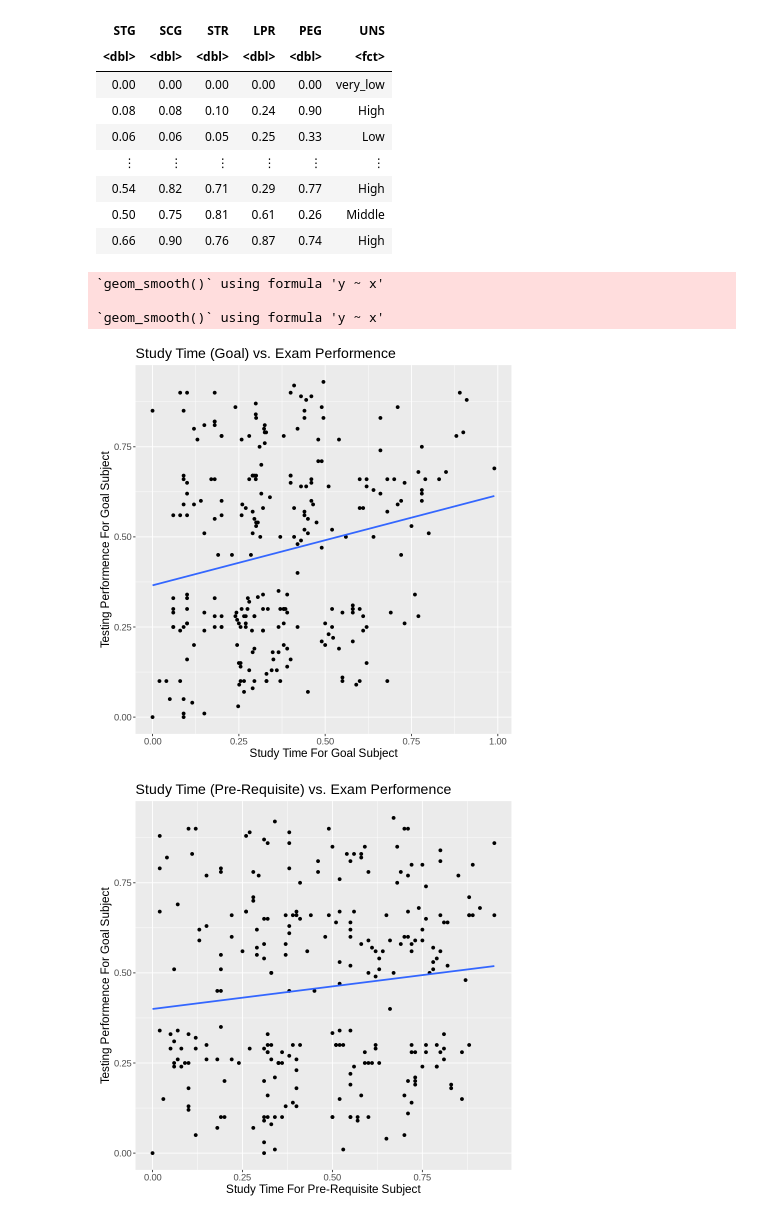
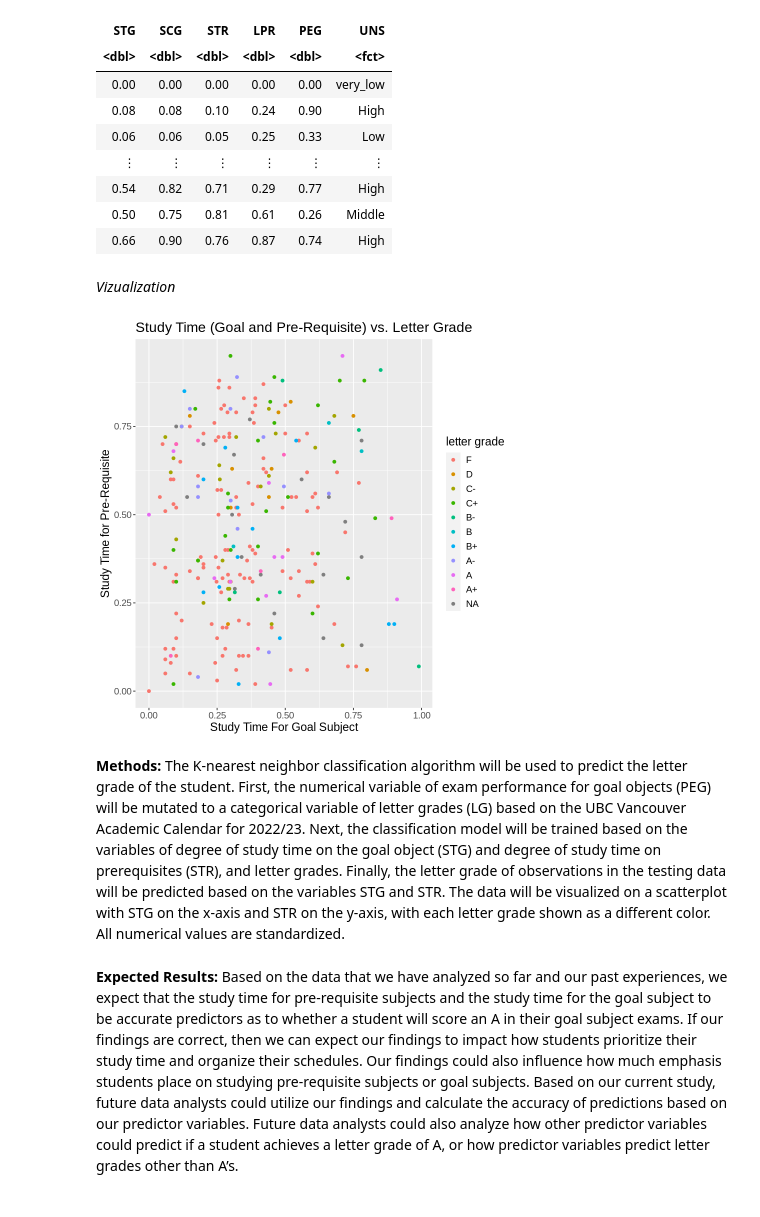
Before and after one commit to R0yBoy/DSCI100_Project, a Jupyter notebook: Project Proposal.ipynb, the cells around one changed output. Drawn from its saved outputs; the diff is of its cells as text; code cells hidden in the pictures.

Commit message:
Added in modified graph, and added in methods and expected outcome

```diff
--- a/Project Proposal.ipynb
+++ b/Project Proposal.ipynb
@@ -154,25 +138,19 @@ A tibble: 258 × 6
 | 0.54 | 0.82 | 0.71 | 0.29 | 0.77 | High |
 | 0.50 | 0.75 | 0.81 | 0.61 | 0.26 | Middle |
 | 0.66 | 0.90 | 0.76 | 0.87 | 0.74 | High |
-# %%
-user_knowledge_plot_goal <- user_knowledge %>%
-ggplot(aes(x = STG, y = PEG)) +
-geom_point() +
-labs(x = "Study Time For Goal Subject", y = "Testing Performence For Goal Subject", title = "Study Time (Goal) vs. Exam Performence") +
-theme(text = element_text(size = 14)) +
-geom_smooth(method=lm, se=FALSE)
-user_knowledge_plot_goal
-
-user_knowledge_plot_related <- user_knowledge %>%
-ggplot(aes(x = STR, y = PEG)) +
-geom_point() +
-labs(x = "Study Time For Pre-Requisite Subject", y = "Testing Performence For Goal Subject", title = "Study Time (Pre-Requisite) vs. Exam Performence") +
-theme(text = element_text(size = 14)) +
-geom_smooth(method=lm, se=FALSE)
-user_knowledge_plot_related
-# %% [output]
-`geom_smooth()` using formula 'y ~ x'
-
-`geom_smooth()` using formula 'y ~ x'
-[figure, removed]
-[figure, removed]
+# %% [markdown]
+*Vizualization*
+# %%
+user_knowledge_plot_goal <- ggplot(user_knowledge_classification_mutation, aes(x = STG, y = STR)) +
+geom_point(aes(colour = PEG)) +
+labs(x = "Study Time For Goal Subject", y = "Study Time for Pre-Requisite", colour = "letter grade", title = "Study Time (Goal and Pre-Requisite) vs. Letter Grade") +
+theme(text = element_text(size = 14))
+user_knowledge_plot_goal
+# %% [output]
+[figure, added]
+# %% [markdown]
+**Methods:**
+The K-nearest neighbor classification algorithm will be used to predict the letter grade of the student. First, the numerical variable of exam performance for goal objects (PEG) will be mutated to a categorical variable of letter grades (LG) based on the UBC Vancouver Academic Calendar for 2022/23. Next, the classification model will be trained based on the variables of degree of study time on the goal object (STG) and degree of study time on prerequisites (STR), and letter grades. Finally, the letter grade of observations in the testing data will be predicted based on the variables STG and STR. The data will be visualized on a scatterplot with STG on the x-axis and STR on the y-axis, with each letter grade shown as a different color. All numerical values are standardized.
+# %% [markdown]
+**Expected Results:**
+	Based on the data that we have analyzed so far and our past experiences, we expect that the study time for pre-requisite subjects and the study time for the goal subject to be accurate predictors as to whether a student will score an A in their goal subject exams. If our findings are correct, then we can expect our findings to impact how students prioritize their study time and organize their schedules. Our findings could also influence how much emphasis students place on studying pre-requisite subjects or goal subjects. Based on our current study, future data analysts could utilize our findings and calculate the accuracy of predictions based on our predictor variables. Future data analysts could also analyze how other predictor variables could predict if a student achieves a letter grade of A, or how predictor variables predict letter grades other than A’s.
```
Also changed, not shown: parts of 3 cells of this notebook.
